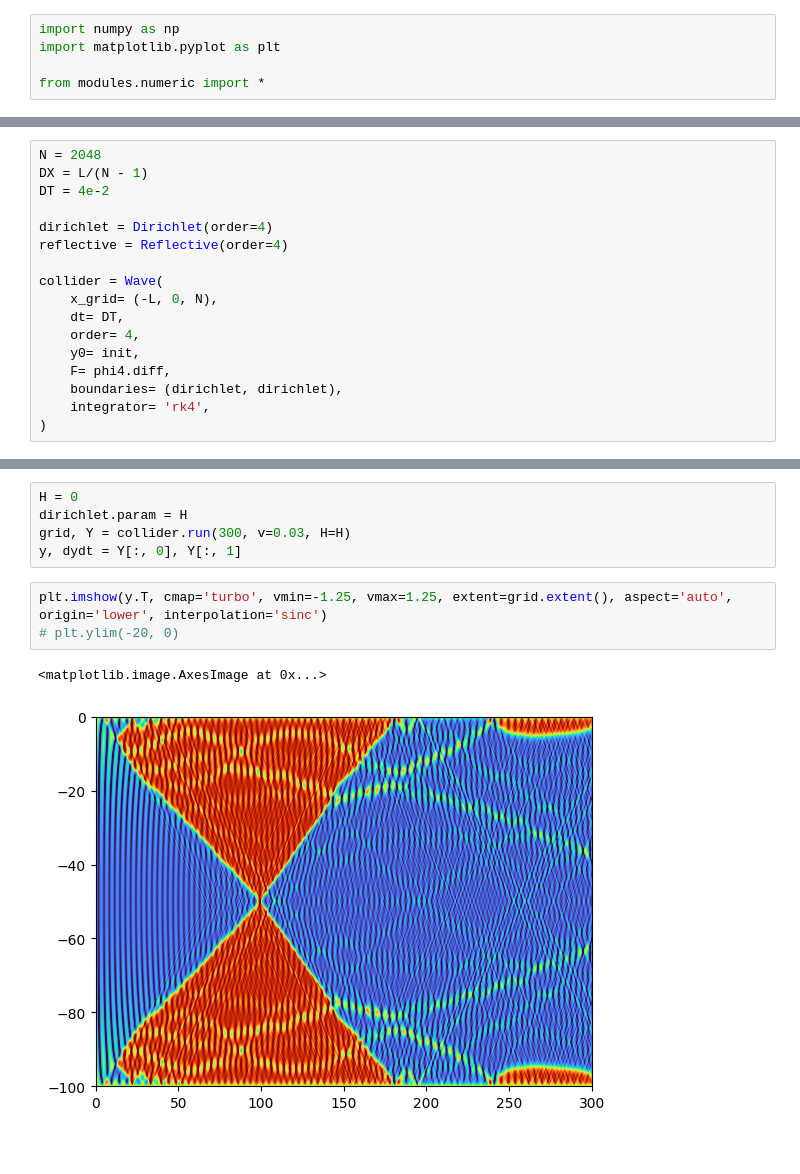
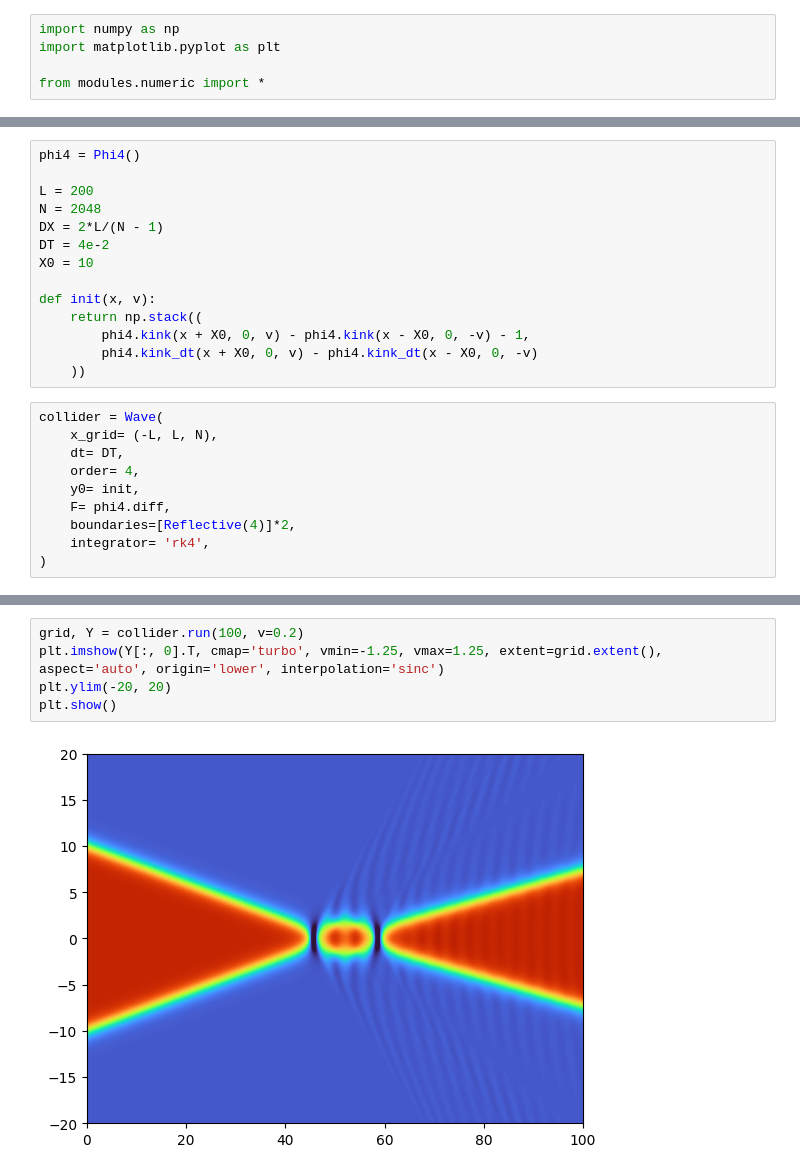
Before and after one commit to JairoSSantos/parallel-kink-scattering, a Jupyter notebook: notebooks/experiments.ipynb, the cells around one changed output, grey strips where cells are left out. Saved outputs shown, nothing was run; the diff lists cells and outputs as text; blank space fills up the shorter version.

```diff
--- a/notebooks/experiments.ipynb
+++ b/notebooks/experiments.ipynb
@@ -30,17 +10,24 @@ def init(x, v, H):
+# %%
+phi4 = Phi4()
+
+L = 200
+N = 2048
+DX = 2*L/(N - 1)
+DT = 4e-2
+X0 = 10
+
+def init(x, v):
+    return np.stack((
+        phi4.kink(x + X0, 0, v) - phi4.kink(x - X0, 0, -v) - 1,
+        phi4.kink_dt(x + X0, 0, v) - phi4.kink_dt(x - X0, 0, -v)
+    ))
 # %%
-N = 2048
-DX = L/(N - 1)
-DT = 4e-2
-
-dirichlet = Dirichlet(order=4)
-reflective = Reflective(order=4)
-
 collider = Wave(
-    x_grid= (-L, 0, N),
+    x_grid= (-L, L, N),
     dt= DT,
     order= 4,
     y0= init,
     F= phi4.diff,
-    boundaries= (dirichlet, dirichlet),
+    boundaries=[Reflective(4)]*2,
     integrator= 'rk4',
 )
@@ -53,11 +34,7 @@ plt.plot(collider.x, init(collider.x, 0.03, 0).T)
-# %%
-H = 0
-dirichlet.param = H
-grid, Y = collider.run(300, v=0.03, H=H)
-y, dydt = Y[:, 0], Y[:, 1]
 # %%
-plt.imshow(y.T, cmap='turbo', vmin=-1.25, vmax=1.25, extent=grid.extent(), aspect='auto', origin='lower', interpolation='sinc')
-# plt.ylim(-20, 0)
+grid, Y = collider.run(100, v=0.2)
+plt.imshow(Y[:, 0].T, cmap='turbo', vmin=-1.25, vmax=1.25, extent=grid.extent(), aspect='auto', origin='lower', interpolation='sinc')
+plt.ylim(-20, 20)
+plt.show()
 # %% [output]
-<matplotlib.image.AxesImage at 0x...>
-[figure, old version]
+[figure, new version]
```
Also changed, not shown: parts of 4 cells of this notebook, 5 other files.
